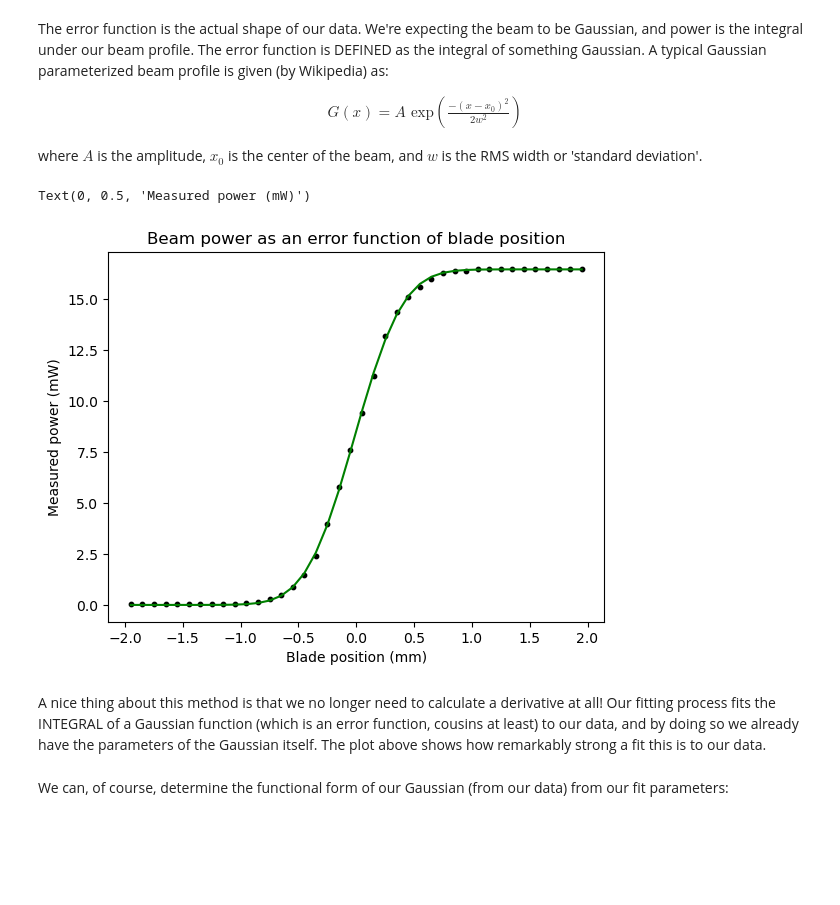
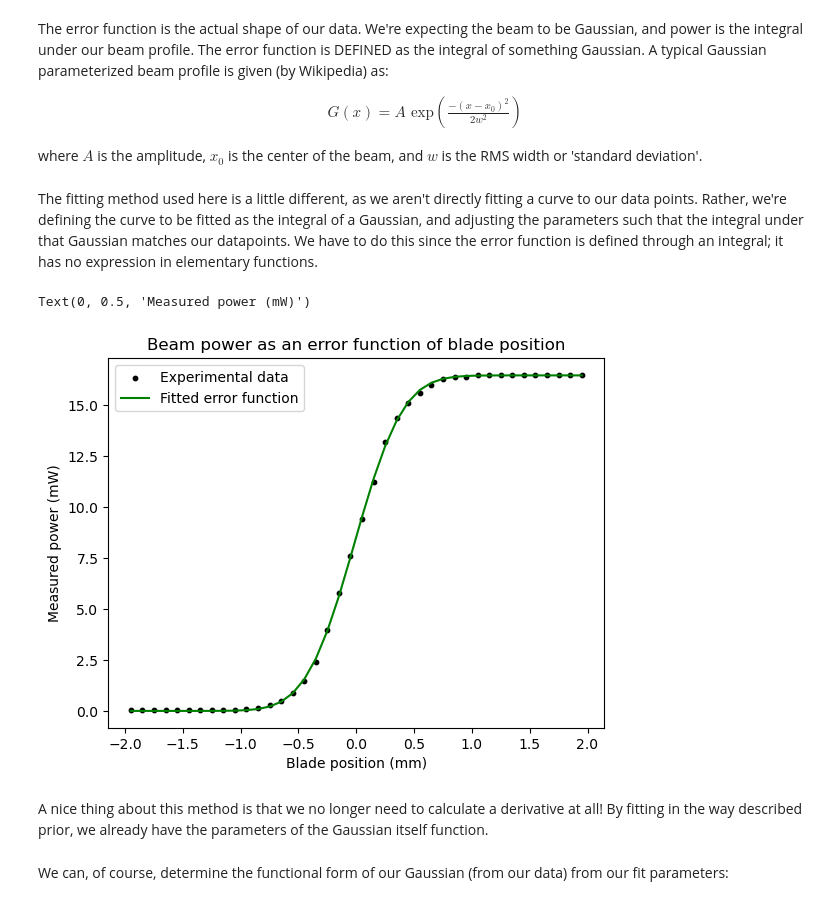
Before and after one commit to josephtemple/OpticalTweezerProject, a Jupyter notebook: JT_OpticalTrap_BeamProfile.ipynb, the cells around one changed output. Drawn from its saved outputs; the diff is of its cells as text; code cells hidden in the pictures; blank space fills up the shorter version.

```diff
--- a/JT_OpticalTrap_BeamProfile.ipynb
+++ b/JT_OpticalTrap_BeamProfile.ipynb
@@ -161,6 +162,8 @@ The error function is the actual shape of our data. We're expecting the beam to
 \end{align*}
 
 where $A$ is the amplitude, $x_0$ is the center of the beam, and $w$ is the RMS width or 'standard deviation'.
+# %% [markdown]
+The fitting method used here is a little different, as we aren't directly fitting a curve to our data points. Rather, we're defining the curve to be fitted as the integral of a Gaussian, and adjusting the parameters such that the integral under that Gaussian matches our datapoints. We have to do this since the error function is defined through an integral; it has no expression in elementary functions.
 # %%
 def gauss_integrand(x, x0, A, w):
     return A*np.exp(-(x-x0)**2 / (2*w**2))
@@ -177,16 +181,17 @@ def error_func(x,x0,A,w):
 # %%
 fitted_erf_coeff, erf_covariance = curve_fit(error_func, power_data_new[0], power_data_new[1], p0=[0,16,1])
 # %%
-plt.scatter(power_data_new[0], power_data_new[1], color='black', s=10)
-plt.plot(power_data_new[0], error_func(power_data_new[0], *fitted_erf_coeff), color='green')
+plt.scatter(power_data_new[0], power_data_new[1], color='black', s=10, label='Experimental data')
+plt.plot(power_data_new[0], error_func(power_data_new[0], *fitted_erf_coeff), color='green', label='Fitted error function')
+plt.legend()
 plt.title("Beam power as an error function of blade position")
 plt.xlabel("Blade position (mm)")
 plt.ylabel("Measured power (mW)")
 # %% [output]
 Text(0, 0.5, 'Measured power (mW)')
-[figure, old version]
+[figure, new version]
 # %% [markdown]
-A nice thing about this method is that we no longer need to calculate a derivative at all! Our fitting process fits the INTEGRAL of a Gaussian function (which is an error function, cousins at least) to our data, and by doing so we already have the parameters of the Gaussian itself. The plot above shows how remarkably strong a fit this is to our data.
+A nice thing about this method is that we no longer need to calculate a derivative at all! By fitting in the way described prior, we already have the parameters of the Gaussian itself function.
 # %% [markdown]
 We can, of course, determine the functional form of our Gaussian (from our data) from our fit parameters:
 # %%
```
Also changed, not shown: parts of 12 cells of this notebook.
